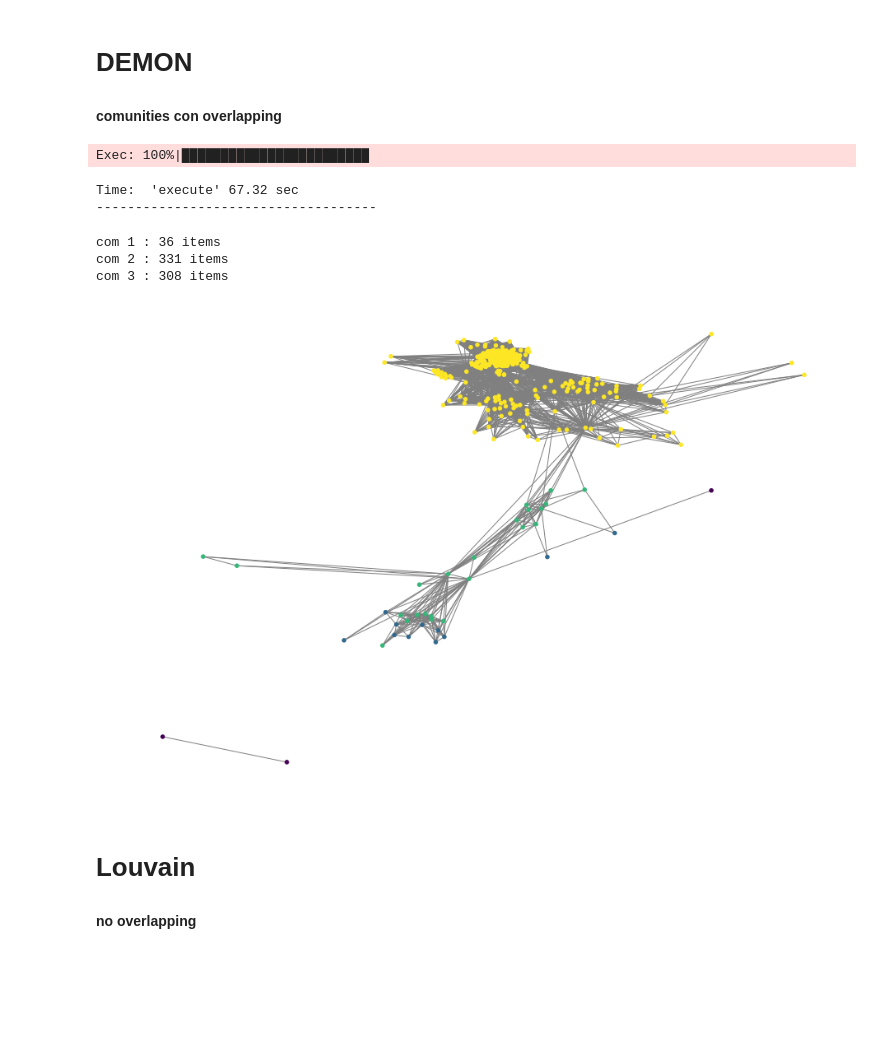
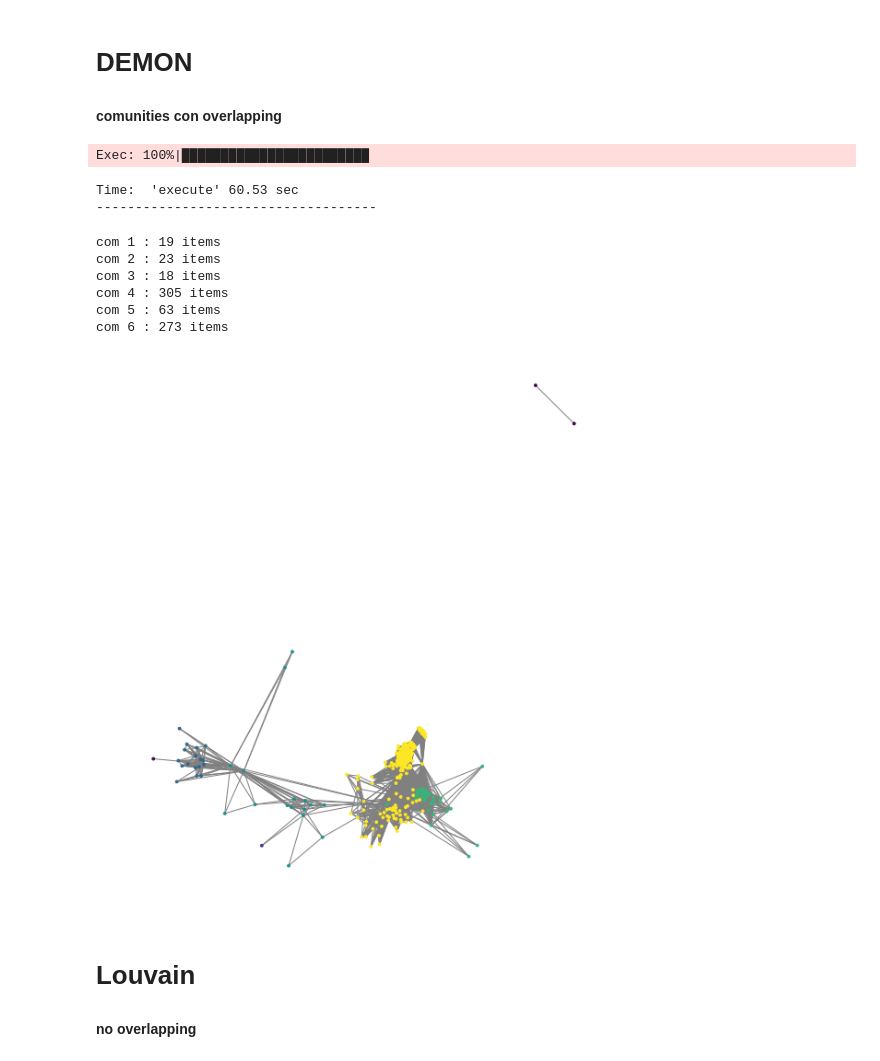
Before and after one commit to ettorepuccetti/SocialMining, a Jupyter notebook: SocialNetwork.ipynb, the cells around one changed output. Cells and saved outputs as stored; diff of their text form; code cells hidden in the pictures; blank space fills up the shorter version.

```diff
--- a/SocialNetwork.ipynb
+++ b/SocialNetwork.ipynb
@@ -206,11 +204,11 @@ Edges: 20919
 # DEMON
 #### comunities con overlapping
 # %%
-dm = d.Demon(graph=G, epsilon=0.25, min_community_size=3)
+dm = d.Demon(graph=G, epsilon=0.35, min_community_size=3)
 coms = dm.execute()
 # %% [output]
 Exec: 100%|████████████████████████
-Time:  'execute' 67.32 sec
+Time:  'execute' 60.53 sec
 ------------------------------------
 # %%
 # grandezza delle comunità trovate
@@ -219,9 +217,12 @@ for com in coms:
    I=I+1
    print("com", I, ":", len(com), "items")
 # %% [output]
-com 1 : 36 items
-com 2 : 331 items
-com 3 : 308 items
+com 1 : 19 items
+com 2 : 23 items
+com 3 : 18 items
+com 4 : 305 items
+com 5 : 63 items
+com 6 : 273 items
 # %%
 # costruisco dizionario {nodo -> comunità}
 coms_dict = {}
@@ -231,16 +232,16 @@ for i,com in enumerate(coms):
 # %%
 # siccome le comunità sono sovrapposte, pessimo approccio.
 
 color_map = []
 for node in G:
     if node in coms_dict: color_map.append(coms_dict[node])
     else: color_map.append(0)
 
-plt.figure(figsize=(12,8))
-nx.draw(G, node_size=20, edge_color='grey', node_color=color_map, pos=nx.spring_layout(G))
+plt.figure(figsize=(7,8))
+nx.draw(G, node_size=8, edge_color='grey', node_color=color_map, pos=nx.spring_layout(G))
 plt.show()
 # %% [output]
-[figure, old version]
+[figure, new version]
 # %% [markdown]
 # Louvain
 
```
Also changed, not shown: parts of 3 cells of this notebook, 1 other file.
